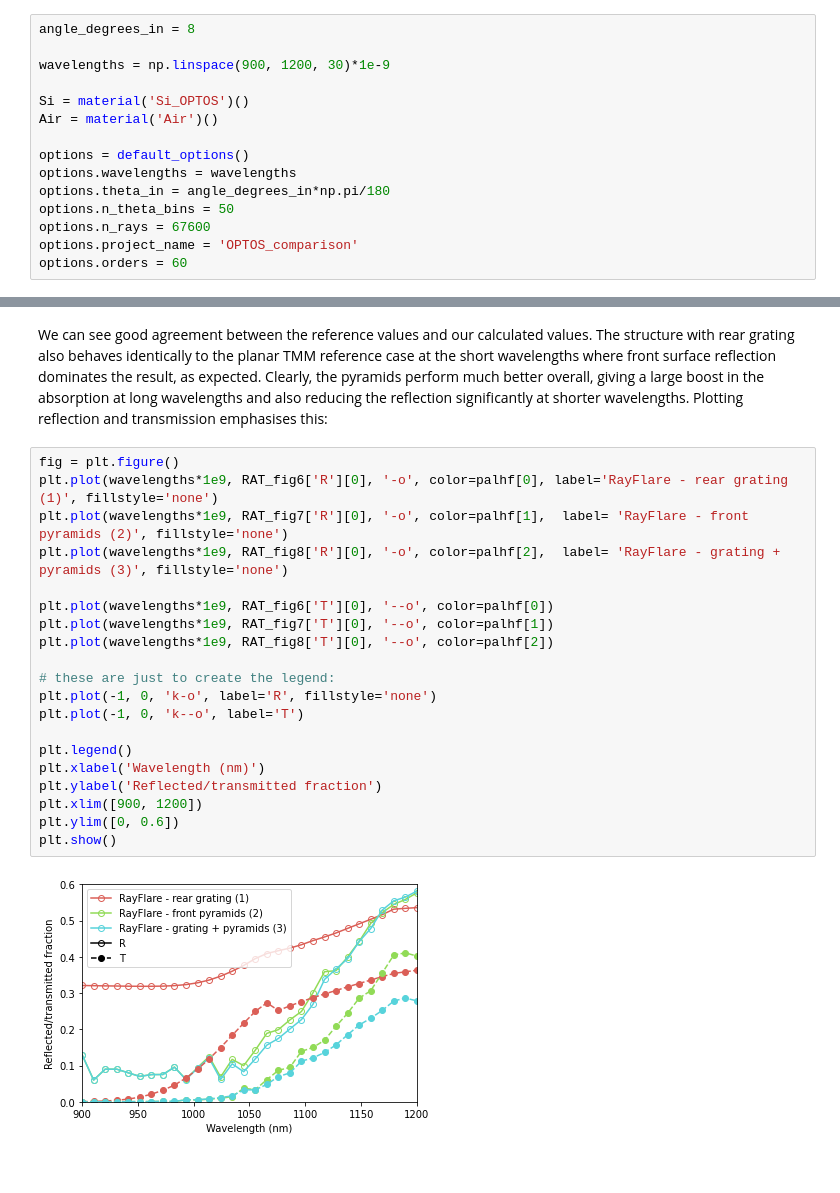
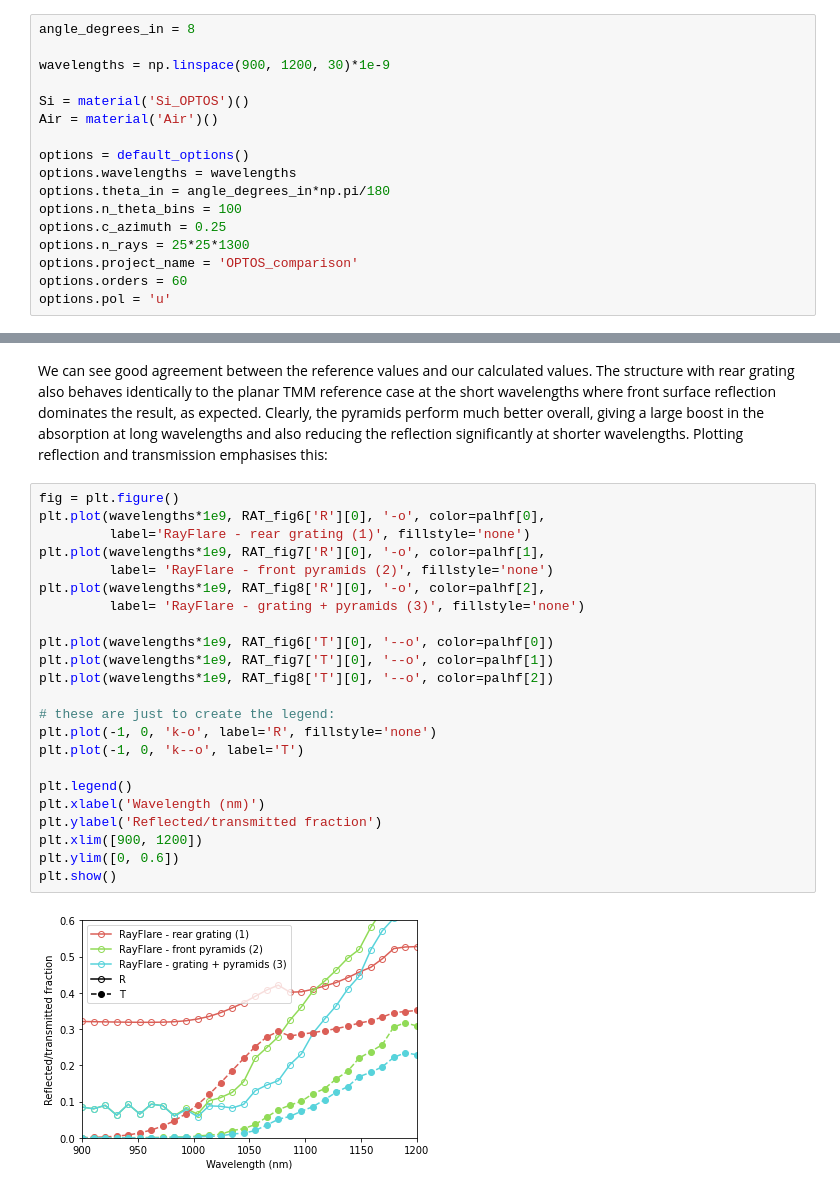
Before and after one commit to qpv-research-group/rayflare, a Jupyter notebook: docs/Examples/grating_pyramids_OPTOS.ipynb, the cells around one changed output, grey strips where cells are left out. Cells and saved outputs as stored; diff of their text form.

```diff
--- a/docs/Examples/grating_pyramids_OPTOS.ipynb
+++ b/docs/Examples/grating_pyramids_OPTOS.ipynb
@@ -51,10 +51,12 @@ Air = material('Air')()
 options = default_options()
 options.wavelengths = wavelengths
 options.theta_in = angle_degrees_in*np.pi/180
-options.n_theta_bins = 50
-options.n_rays = 67600
+options.n_theta_bins = 100
+options.c_azimuth = 0.25
+options.n_rays = 25*25*1300
 options.project_name = 'OPTOS_comparison'
 options.orders = 60
+options.pol = 'u'
 # %% [markdown]
 Now, set up the grating basis vectors for the RCWA calculations and define the grating structure.
 These are squares, rotated by 45 degrees. The halfwidth is calculated based on the area fill factor
@@ -181,23 +186,26 @@ much better overall, giving a large boost in the absorption at long wavelengths
 significantly at shorter wavelengths. Plotting reflection and transmission emphasises this:
 # %%
 fig = plt.figure()
-plt.plot(wavelengths*1e9, RAT_fig6['R'][0], '-o', color=palhf[0], label='RayFlare - rear grating (1)', fillstyle='none')
-plt.plot(wavelengths*1e9, RAT_fig7['R'][0], '-o', color=palhf[1],  label= 'RayFlare - front pyramids (2)', fillstyle='none')
-plt.plot(wavelengths*1e9, RAT_fig8['R'][0], '-o', color=palhf[2],  label= 'RayFlare - grating + pyramids (3)', fillstyle='none')
+plt.plot(wavelengths*1e9, RAT_fig6['R'][0], '-o', color=palhf[0],
+         label='RayFlare - rear grating (1)', fillstyle='none')
+plt.plot(wavelengths*1e9, RAT_fig7['R'][0], '-o', color=palhf[1],
+         label= 'RayFlare - front pyramids (2)', fillstyle='none')
+plt.plot(wavelengths*1e9, RAT_fig8['R'][0], '-o', color=palhf[2],
+         label= 'RayFlare - grating + pyramids (3)', fillstyle='none')
 
 plt.plot(wavelengths*1e9, RAT_fig6['T'][0], '--o', color=palhf[0])
 plt.plot(wavelengths*1e9, RAT_fig7['T'][0], '--o', color=palhf[1])
 plt.plot(wavelengths*1e9, RAT_fig8['T'][0], '--o', color=palhf[2])
 
 # these are just to create the legend:
 plt.plot(-1, 0, 'k-o', label='R', fillstyle='none')
 plt.plot(-1, 0, 'k--o', label='T')
 
 plt.legend()
 plt.xlabel('Wavelength (nm)')
 plt.ylabel('Reflected/transmitted fraction')
 plt.xlim([900, 1200])
 plt.ylim([0, 0.6])
 plt.show()
 # %% [output]
-[figure, old version]
+[figure, new version]
```
Also changed, not shown: parts of 2 cells of this notebook, 14 other files.
